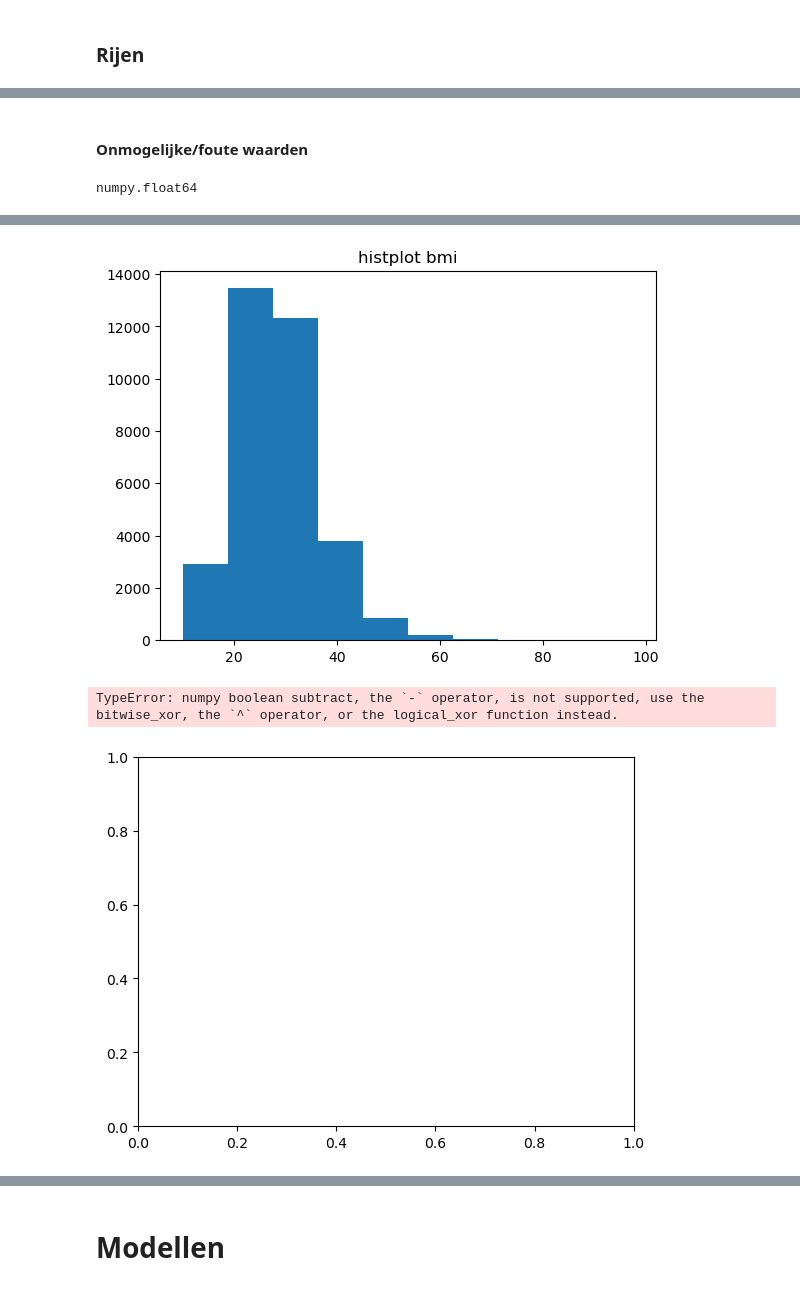
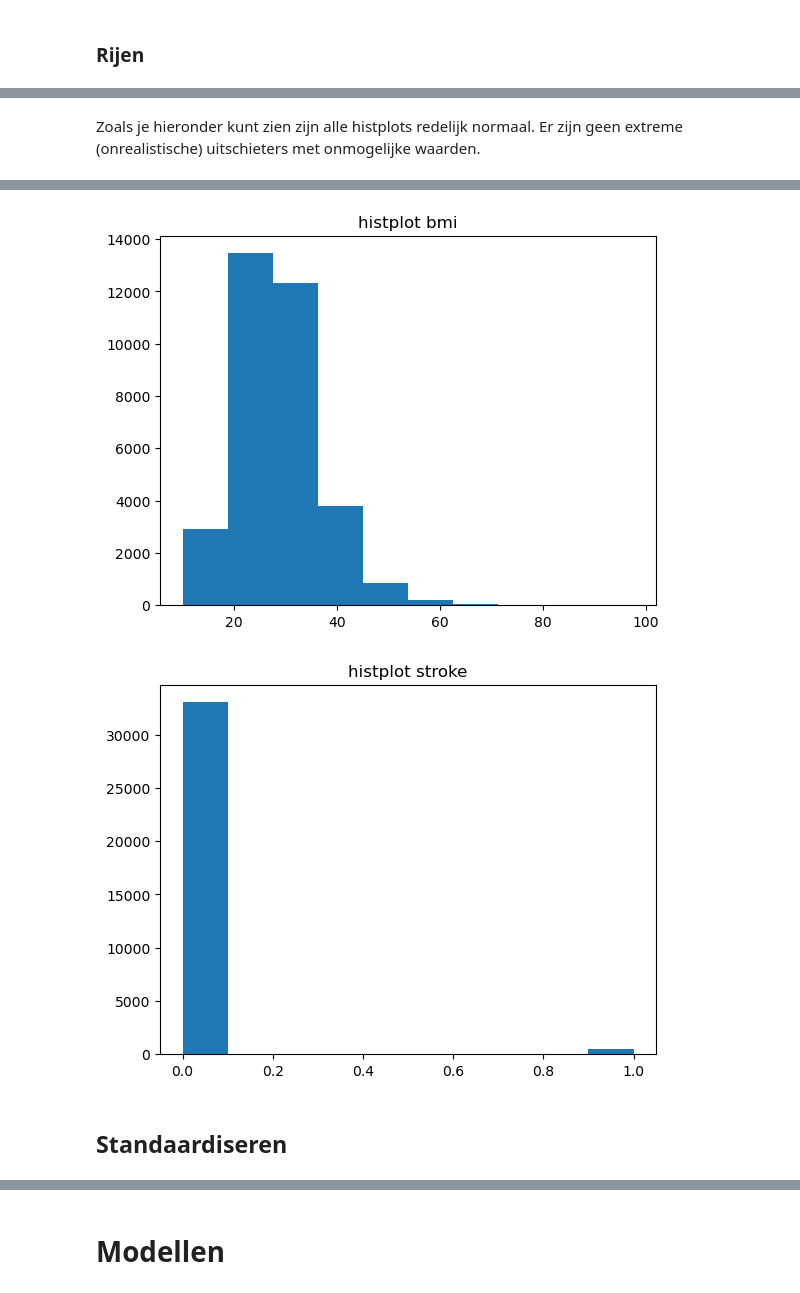
Before and after one commit to larsol55on/Machine-Learning-Herseninfract, a Jupyter notebook: sven.ipynb, the cells around one changed output, grey strips where cells are left out. Saved outputs shown, nothing was run; the diff lists cells and outputs as text; code cells hidden in the pictures.

```diff
--- a/sven.ipynb
+++ b/sven.ipynb
@@ -70,23 +66,17 @@ Hierbij kijken we of er extreem hoge/lage waarden zijn, of output die geen infor
-# %% [markdown]
-#### Onmogelijke/foute waarden
-# %%
-type(data['age'][0])
-# %% [output]
-numpy.float64
+# %% [markdown]
+Zoals je hieronder kunt zien zijn alle histplots redelijk normaal. Er zijn geen extreme (onrealistische) uitschieters met onmogelijke waarden.
 # %%
-for i in [col for col in list(data.columns) if data[col] == float or data[col] == int]:
-
-
-
+for i in data.select_dtypes(include=["integer", "floating"]).columns:
     plt.hist(data[i])
-    plt.title(f'histplot {i}')
+    plt.title(f"histplot {i}")
     plt.show()
 # %% [output]
 [figure]
 [figure]
 [figure]
 [figure]
 [figure]
 [figure]
-TypeError: numpy boolean subtract, the `-` operator, is not supported, use the bitwise_xor, the `^` operator, or the logical_xor function instead.
-[figure, old version]
+[figure, new version]
+# %% [markdown]
+## Standaardiseren
```
Also changed, not shown: parts of 8 cells of this notebook.
